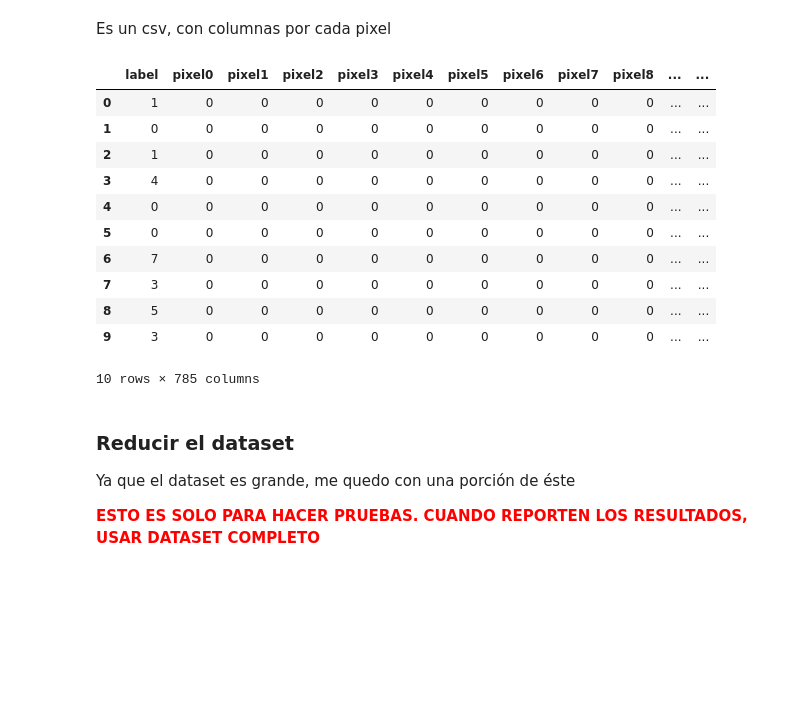
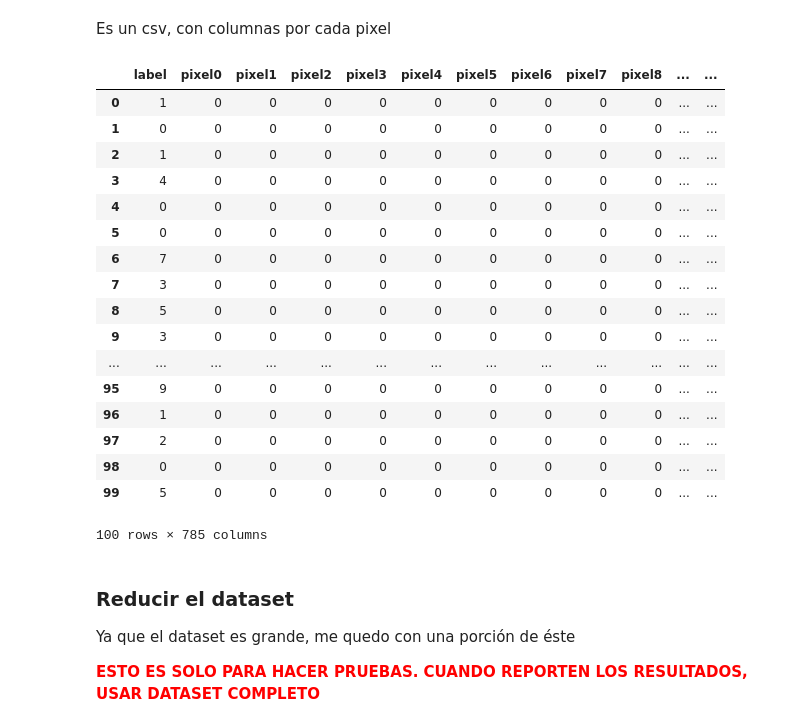
Before and after one commit to wgbusch/mt, a Jupyter notebook: tp2/notebooks/knn.ipynb, the cells around one changed output. Cells and saved outputs as stored; diff of their text form; code cells hidden in the pictures; blank space fills up the shorter version.

```diff
--- a/tp2/notebooks/knn.ipynb
+++ b/tp2/notebooks/knn.ipynb
@@ -80,20 +83,26 @@ mt.power_iteration(np.matrix(df_train),1000,1e-10)
 # %% [markdown]
 Es un csv, con columnas por cada pixel
 # %%
-df_train[:10]
+df_train[:100]
 # %% [output]
 |  | label | pixel0 | pixel1 | pixel2 | pixel3 | pixel4 | pixel5 | pixel6 | pixel7 | pixel8 | ... | ... |
 | 0 | 1 | 0 | 0 | 0 | 0 | 0 | 0 | 0 | 0 | 0 | ... | ... |
 | 1 | 0 | 0 | 0 | 0 | 0 | 0 | 0 | 0 | 0 | 0 | ... | ... |
 | 2 | 1 | 0 | 0 | 0 | 0 | 0 | 0 | 0 | 0 | 0 | ... | ... |
 | 3 | 4 | 0 | 0 | 0 | 0 | 0 | 0 | 0 | 0 | 0 | ... | ... |
 | 4 | 0 | 0 | 0 | 0 | 0 | 0 | 0 | 0 | 0 | 0 | ... | ... |
 | 5 | 0 | 0 | 0 | 0 | 0 | 0 | 0 | 0 | 0 | 0 | ... | ... |
 | 6 | 7 | 0 | 0 | 0 | 0 | 0 | 0 | 0 | 0 | 0 | ... | ... |
 | 7 | 3 | 0 | 0 | 0 | 0 | 0 | 0 | 0 | 0 | 0 | ... | ... |
 | 8 | 5 | 0 | 0 | 0 | 0 | 0 | 0 | 0 | 0 | 0 | ... | ... |
 | 9 | 3 | 0 | 0 | 0 | 0 | 0 | 0 | 0 | 0 | 0 | ... | ... |
+| ... | ... | ... | ... | ... | ... | ... | ... | ... | ... | ... | ... | ... |
+| 95 | 9 | 0 | 0 | 0 | 0 | 0 | 0 | 0 | 0 | 0 | ... | ... |
+| 96 | 1 | 0 | 0 | 0 | 0 | 0 | 0 | 0 | 0 | 0 | ... | ... |
+| 97 | 2 | 0 | 0 | 0 | 0 | 0 | 0 | 0 | 0 | 0 | ... | ... |
+| 98 | 0 | 0 | 0 | 0 | 0 | 0 | 0 | 0 | 0 | 0 | ... | ... |
+| 99 | 5 | 0 | 0 | 0 | 0 | 0 | 0 | 0 | 0 | 0 | ... | ... |
-10 rows × 785 columns
+100 rows × 785 columns
 # %% [markdown]
 ### Reducir el dataset
 
```
Also changed, not shown: parts of 13 cells of this notebook, 4 other files.
